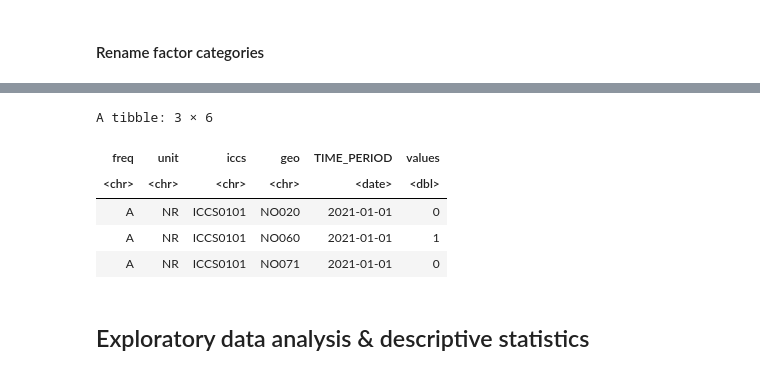
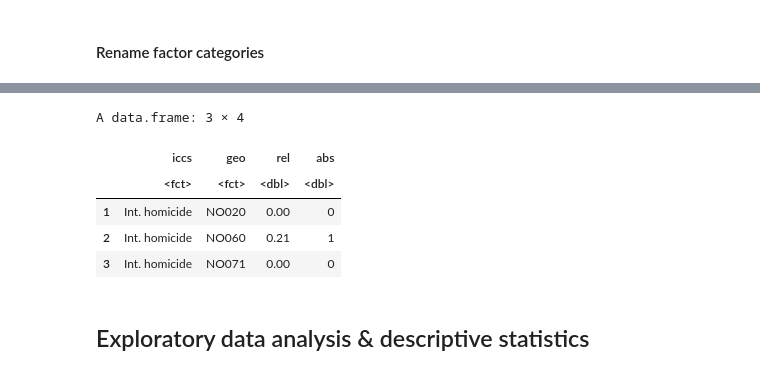
Before and after one commit to nickobard/eurostat-datasets-analysis, a Jupyter notebook: sem-1/semestral-work.ipynb, the cells around one changed output, grey strips where cells are left out. Drawn from its saved outputs; the diff is of its cells as text; code cells hidden in the pictures.

```diff
--- a/sem-1/semestral-work.ipynb
+++ b/sem-1/semestral-work.ipynb
@@ -102,13 +102,19 @@ living there
 # %%
-data <- dataset[startsWith(dataset$geo, 'NO') & (nchar(dataset$geo) == 5),]
-data <- data[data$TIME_PERIOD == '2021-01-01',]
-data.r <- data[data$unit == 'P_HTHAB',]
-data.a <- data[data$unit == 'NR',]
-data.a$unit <- NULL
-data.r$unit <- NULL
-data.a$freq <- NULL
-data.r$freq <- NULL
-data.a$TIME_PERIOD <- NULL
-data.r$TIME_PERIOD <- NULL
+# Relative data selection
+data <- dataset[startsWith(dataset$geo, 'NO') & (nchar(dataset$geo)==5),]
+data <- data[data$TIME_PERIOD=='2021-01-01',]
+data$freq <- NULL
+data$TIME_PERIOD <- NULL
+
+# Dataset transformation
+data_by_unit <- split(data[,-1], data$unit)
+data <- merge(x=data_by_unit$P_HTHAB, y=data_by_unit$NR, by=c('iccs', 'geo'), all=TRUE)  # Outer join
+colnames(data)[3] <- 'rel'
+colnames(data)[4] <- 'abs'
+
+# Datatype transformations
+data$iccs <- as.factor(data$iccs)
+data$geo <- as.factor(data$geo)
+
 head(data, 3)
 # %% [output]
@@ -126,7 +126,0 @@ A tibble: 3 × 6
-# %%
-data.a$iccs <- as.factor(data.a$iccs)
-data.a$geo <- as.factor(data.a$geo)
-data.r$iccs <- as.factor(data.r$iccs)
-data.r$geo <- as.factor(data.r$geo)
-
-head(data.a, 3)
@@ -153,16 +140,15 @@ A tibble: 3 × 3
 # %%
 prev_labels <- c('ICCS0101', 'ICCS0401', 'ICCS0502', 'ICCS050211')
 new_labels <- c('Int. homicide', 'Robbery', 'Theft', 'Theft of a m. l. vehicle')
-data.a$iccs <- factor(data.a$iccs, levels=prev_labels, labels = new_labels)
-data.r$iccs <- factor(data.r$iccs, levels=prev_labels, labels = new_labels)
+data$iccs <- factor(data$iccs, levels=prev_labels, labels=new_labels)
 head(data, 3)
 # %% [output]
-A tibble: 3 × 6
+A data.frame: 3 × 4
-| freq | unit | iccs | geo | TIME_PERIOD | values |
-| <chr> | <chr> | <chr> | <chr> | <date> | <dbl> |
-| A | NR | ICCS0101 | NO020 | 2021-01-01 | 0 |
-| A | NR | ICCS0101 | NO060 | 2021-01-01 | 1 |
-| A | NR | ICCS0101 | NO071 | 2021-01-01 | 0 |
+|  | iccs | geo | rel | abs |
+|  | <fct> | <fct> | <dbl> | <dbl> |
+| 1 | Int. homicide | NO020 | 0.00 | 0 |
+| 2 | Int. homicide | NO060 | 0.21 | 1 |
+| 3 | Int. homicide | NO071 | 0.00 | 0 |
 # %% [markdown]
 ## Exploratory data analysis & descriptive statistics
 # %% [markdown]
```
Also changed, not shown: parts of 24 cells of this notebook.
